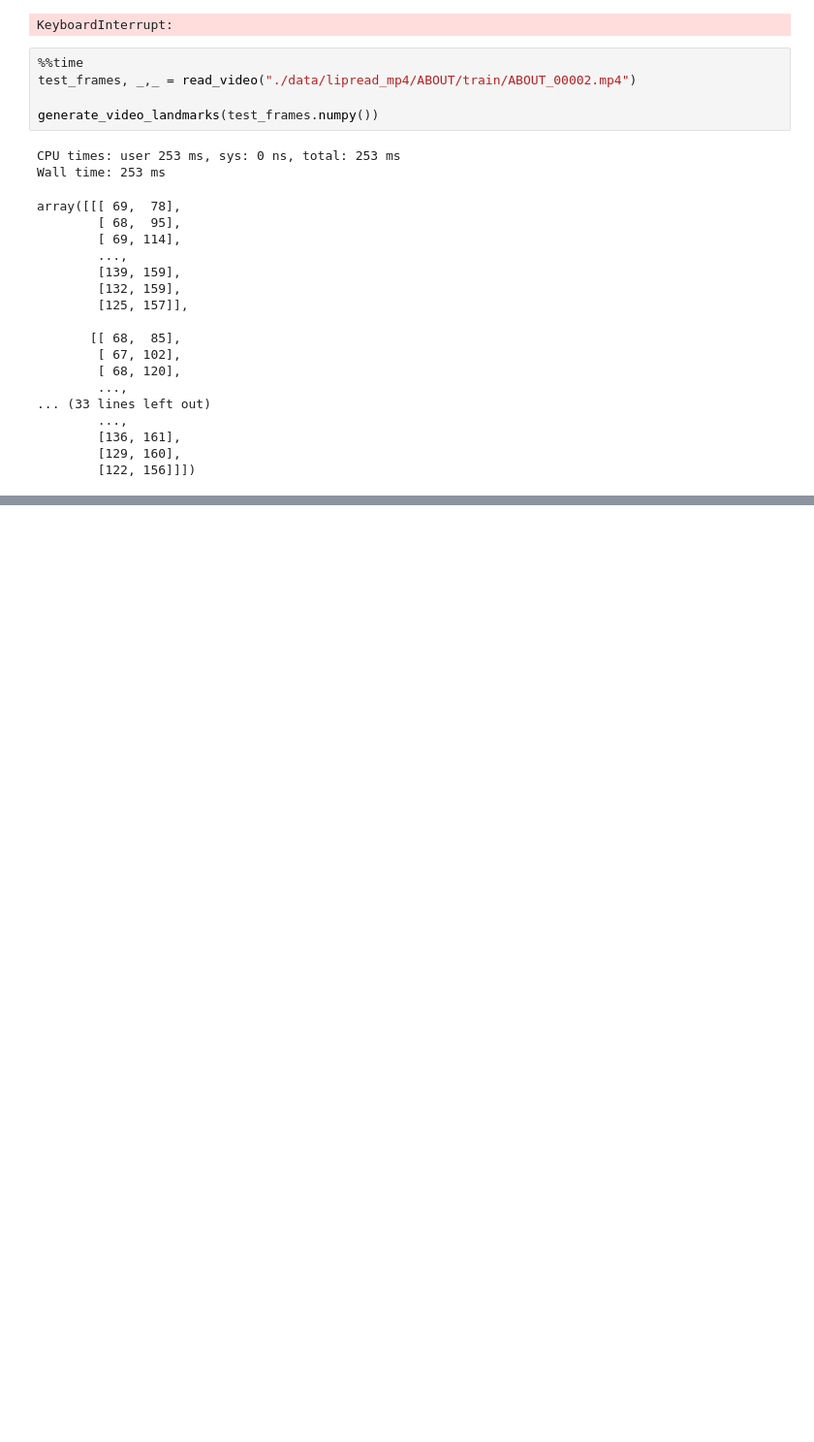
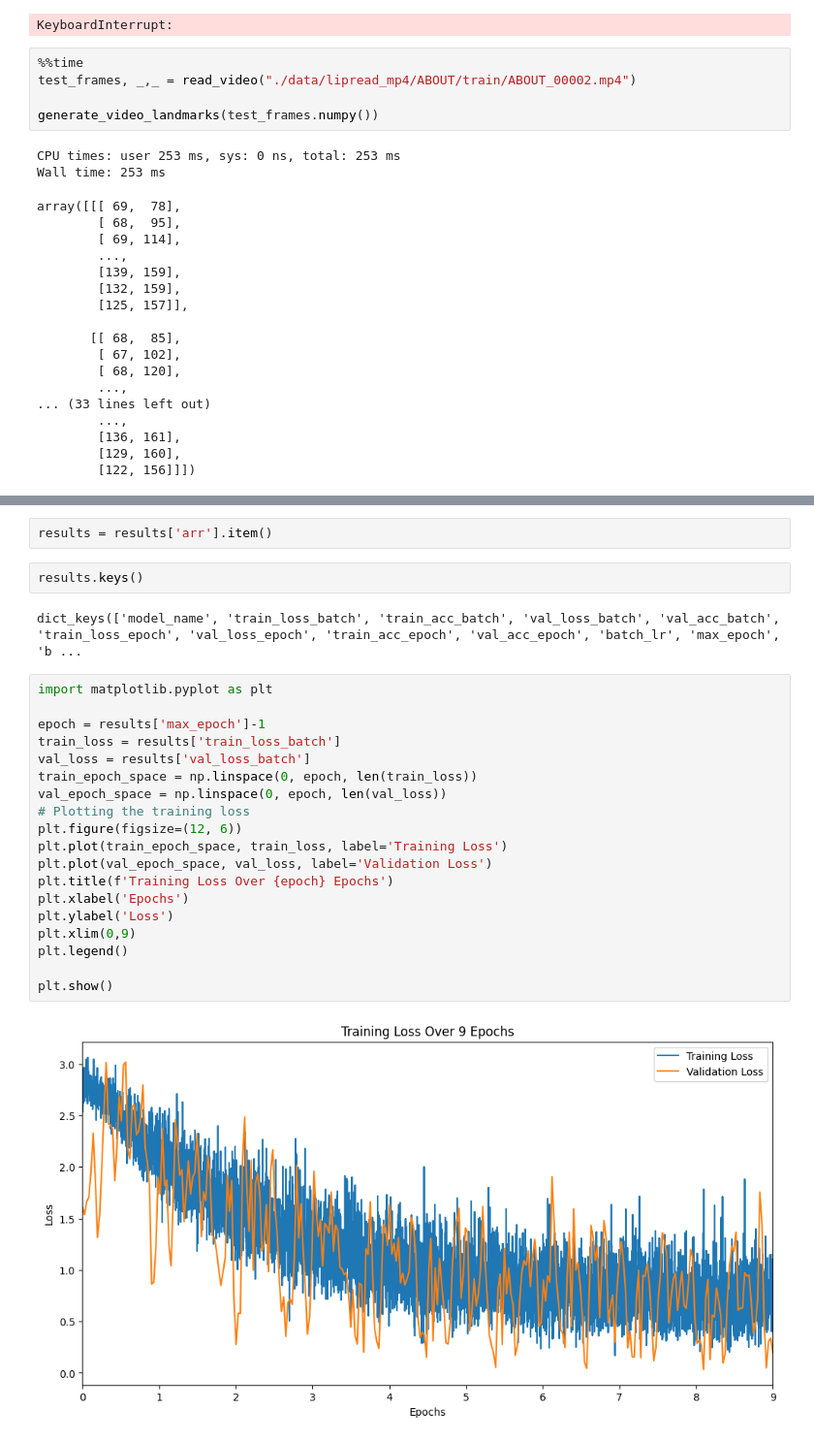
Before and after one commit to anuj-mali/Lip-Reading, a Jupyter notebook: Dataset and DataLoader.ipynb, the cells around one changed output, grey strips where cells are left out. Shown at 97% size. Saved outputs shown, nothing was run; the diff lists cells and outputs as text; blank space fills up the shorter version.

```diff
--- a/Dataset and DataLoader.ipynb
+++ b/Dataset and DataLoader.ipynb
@@ -501,0 +552,27 @@ array([[[ 69,  78],
+# %%
+results = results['arr'].item()
+# %%
+results.keys()
+# %% [output]
+dict_keys(['model_name', 'train_loss_batch', 'train_acc_batch', 'val_loss_batch', 'val_acc_batch', 'train_loss_epoch', 'val_loss_epoch', 'train_acc_epoch', 'val_acc_epoch', 'batch_lr', 'max_epoch', 'b ...
+# %%
+import matplotlib.pyplot as plt
+
+epoch = results['max_epoch']-1
+train_loss = results['train_loss_batch']
+val_loss = results['val_loss_batch']
+train_epoch_space = np.linspace(0, epoch, len(train_loss))
+val_epoch_space = np.linspace(0, epoch, len(val_loss))
+# Plotting the training loss
+plt.figure(figsize=(12, 6))
+plt.plot(train_epoch_space, train_loss, label='Training Loss')
+plt.plot(val_epoch_space, val_loss, label='Validation Loss')
+plt.title(f'Training Loss Over {epoch} Epochs')
+plt.xlabel('Epochs')
+plt.ylabel('Loss')
+plt.xlim(0,9)
+plt.legend()
+
+plt.show()
+# %% [output]
+[figure, added]
```
Also changed, not shown: parts of 11 cells of this notebook, 29 other files.
